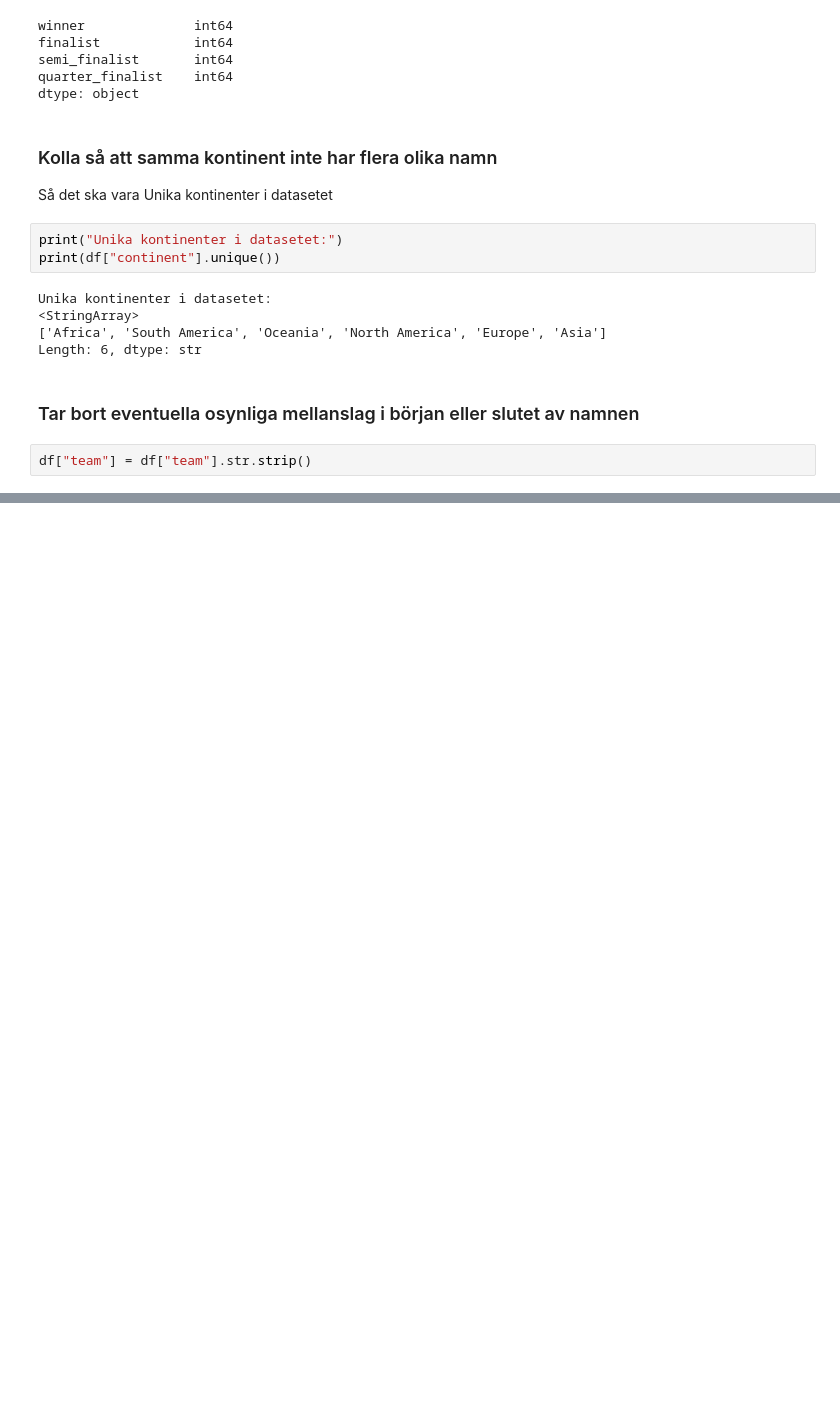
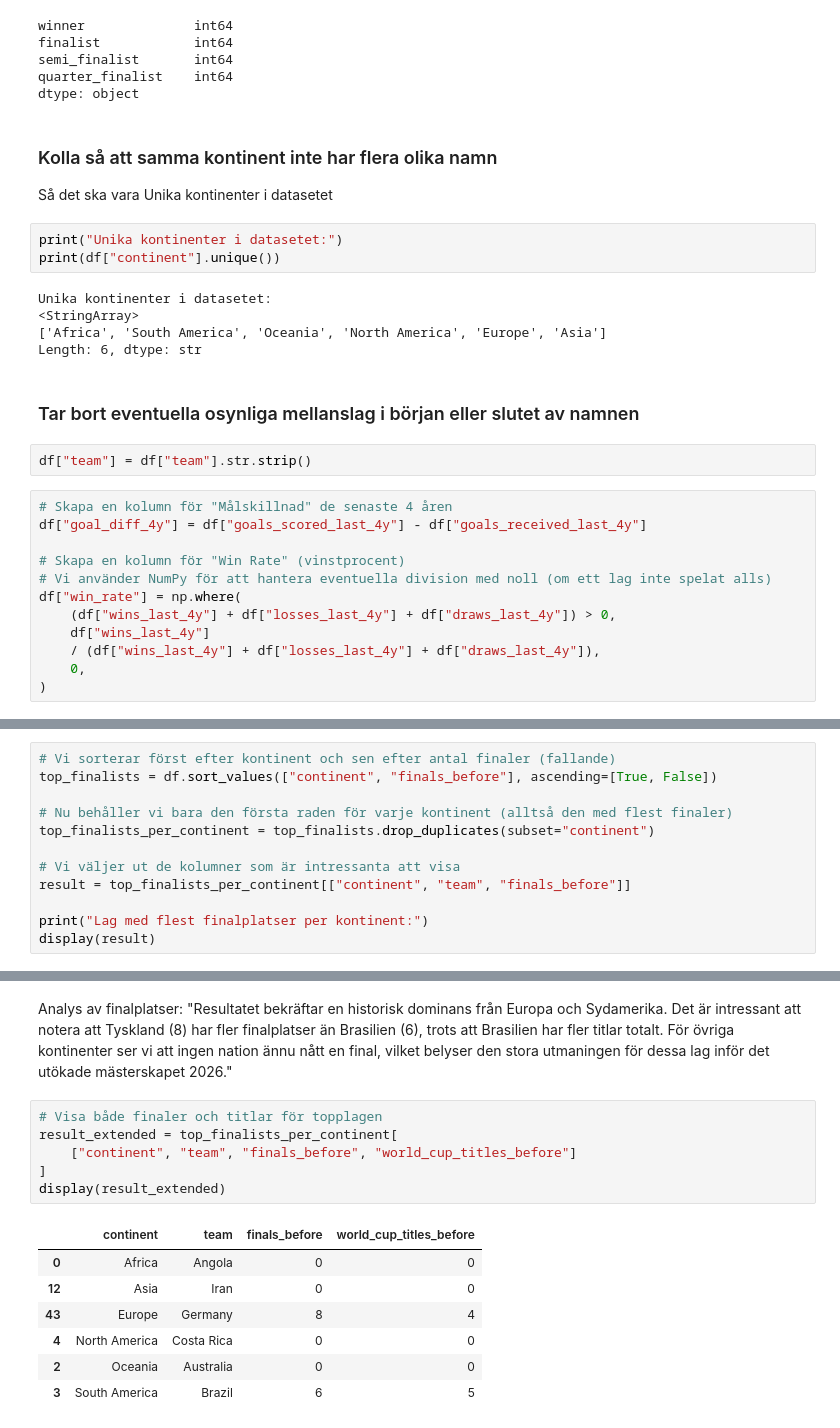
Before and after one commit to webcrunch/kk1-fifa-2026-analysis, a Jupyter notebook: fifa-jupiter.ipynb, the cells around one changed output, grey strips where cells are left out. Cells and saved outputs as stored; diff of their text form; blank space fills up the shorter version.

```diff
--- a/fifa-jupiter.ipynb
+++ b/fifa-jupiter.ipynb
@@ -174,3 +174,15 @@ Length: 6, dtype: str
 ### Tar bort eventuella osynliga mellanslag i början eller slutet av namnen
 # %%
 df["team"] = df["team"].str.strip()
+# %%
+# Skapa en kolumn för "Målskillnad" de senaste 4 åren
+df["goal_diff_4y"] = df["goals_scored_last_4y"] - df["goals_received_last_4y"]
+
+# Skapa en kolumn för "Win Rate" (vinstprocent)
+# Vi använder NumPy för att hantera eventuella division med noll (om ett lag inte spelat alls)
+df["win_rate"] = np.where(
+    (df["wins_last_4y"] + df["losses_last_4y"] + df["draws_last_4y"]) > 0,
+    df["wins_last_4y"]
+    / (df["wins_last_4y"] + df["losses_last_4y"] + df["draws_last_4y"]),
+    0,
+)
@@ -176,0 +212,12 @@ df["team"] = df["team"].str.strip()
+# %%
+# Vi sorterar först efter kontinent och sen efter antal finaler (fallande)
+top_finalists = df.sort_values(["continent", "finals_before"], ascending=[True, False])
+
+# Nu behåller vi bara den första raden för varje kontinent (alltså den med flest finaler)
+top_finalists_per_continent = top_finalists.drop_duplicates(subset="continent")
+
+# Vi väljer ut de kolumner som är intressanta att visa
+result = top_finalists_per_continent[["continent", "team", "finals_before"]]
+
+print("Lag med flest finalplatser per kontinent:")
+display(result)
@@ -176,0 +233,17 @@ df["team"] = df["team"].str.strip()
+# %% [markdown]
+Analys av finalplatser:
+"Resultatet bekräftar en historisk dominans från Europa och Sydamerika. Det är intressant att notera att Tyskland (8) har fler finalplatser än Brasilien (6), trots att Brasilien har fler titlar totalt. För övriga kontinenter ser vi att ingen nation ännu nått en final, vilket belyser den stora utmaningen för dessa lag inför det utökade mästerskapet 2026."
+# %%
+# Visa både finaler och titlar för topplagen
+result_extended = top_finalists_per_continent[
+    ["continent", "team", "finals_before", "world_cup_titles_before"]
+]
+display(result_extended)
+# %% [output]
+|  | continent | team | finals_before | world_cup_titles_before |
+| 0 | Africa | Angola | 0 | 0 |
+| 12 | Asia | Iran | 0 | 0 |
+| 43 | Europe | Germany | 8 | 4 |
+| 4 | North America | Costa Rica | 0 | 0 |
+| 2 | Oceania | Australia | 0 | 0 |
+| 3 | South America | Brazil | 6 | 5 |
```
Also changed, not shown: parts of 4 cells of this notebook.
